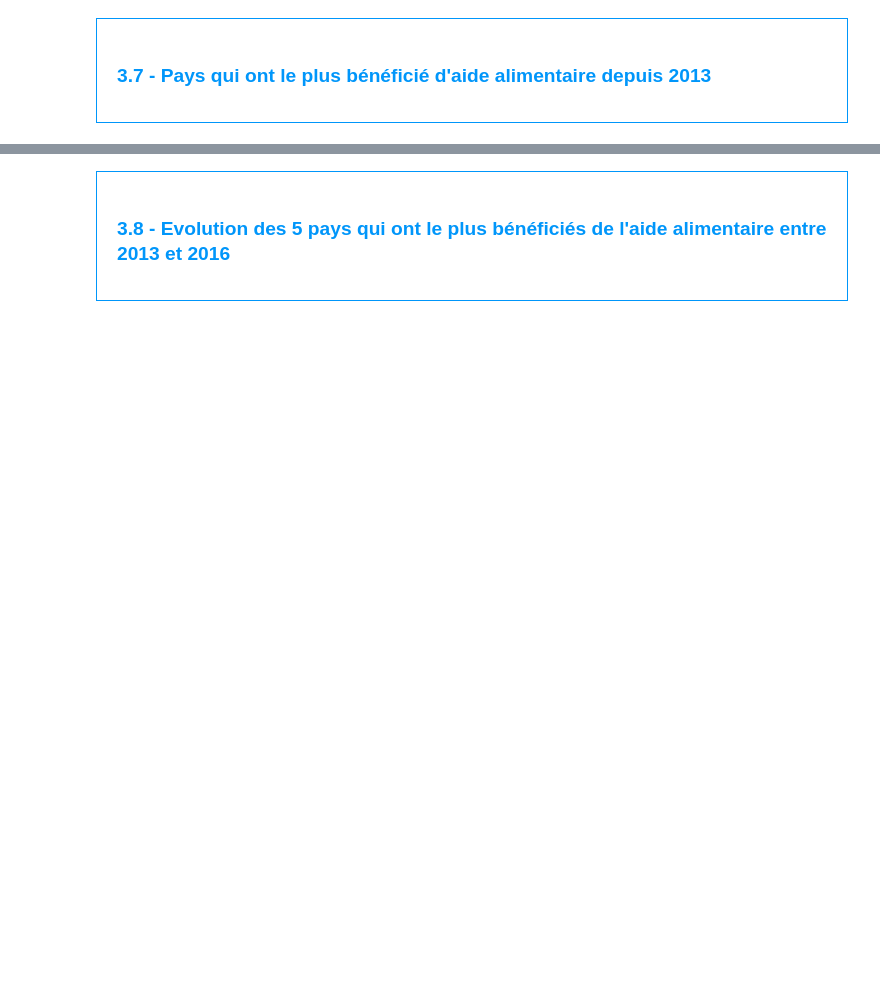
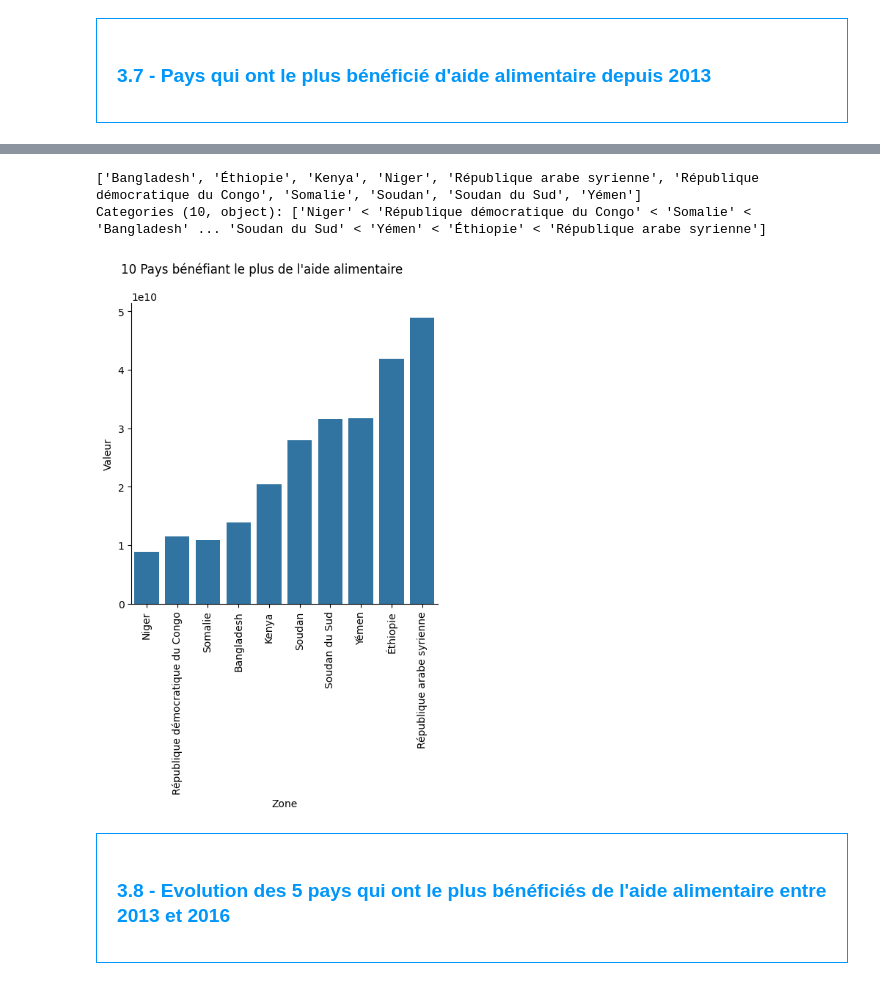
Before and after one commit to Nasus-Stackman/Data_Projet4, a Jupyter notebook: notebook_projet4.ipynb, the cells around one changed output, grey strips where cells are left out. Drawn from its saved outputs; the diff is of its cells as text; code cells hidden in the pictures; blank space fills up the shorter version.

```diff
--- a/notebook_projet4.ipynb
+++ b/notebook_projet4.ipynb
@@ -109,4 +218,5 @@ Le tableau comporte 3 colonne(s)
 # %%
 #Multiplication de la colonne Aide_alimentaire qui contient des tonnes par 1000 pour avoir des kg
+aide_alimentaire['Valeur'] = aide_alimentaire['Valeur'] * 1000000
 # %%
 #Affichage les 5 premières lignes de la table
@@ -200,3 +615,5 @@ sous_nutrition['Valeur'] = pd.to_numeric(sous_nutrition['Valeur'])
 </div>
 # %%
 #calcul du total de l'aide alimentaire par pays
+total_aide_par_pays= aide_alimentaire.groupby("Zone")['Valeur'].sum()
+print(total_aide_par_pays)
@@ -204,0 +634,4 @@ sous_nutrition['Valeur'] = pd.to_numeric(sous_nutrition['Valeur'])
+# %%
+#affichage après trie des 10 pays qui ont bénéficié le plus de l'aide alimentaire
+top_10_aide = total_aide_par_pays.sort_values(ascending=False).head(10)
+print(top_10_aide)
@@ -205,3 +651,23 @@ sous_nutrition['Valeur'] = pd.to_numeric(sous_nutrition['Valeur'])
+# %%
+#Création de la liste des 10 pays
+liste_top_10 = top_10_aide.index
+top_10_aide_graph = aide_alimentaire[aide_alimentaire["Zone"].isin(liste_top_10)].copy()
+top_10_aide_graph["Zone"] = pd.Categorical(top_10_aide_graph["Zone"],
+                              categories=["Niger","République démocratique du Congo","Somalie" ,"Bangladesh" ,"Kenya" , "Soudan",
+                                          "Soudan du Sud", "Yémen","Éthiopie", "République arabe syrienne"],
+                              ordered = True)
+print(top_10_aide_graph["Zone"].unique())
+# %% [output]
+['Bangladesh', 'Éthiopie', 'Kenya', 'Niger', 'République arabe syrienne', 'République démocratique du Congo', 'Somalie', 'Soudan', 'Soudan du Sud', 'Yémen']
+Categories (10, object): ['Niger' < 'République démocratique du Congo' < 'Somalie' < 'Bangladesh' ... 'Soudan du Sud' < 'Yémen' < 'Éthiopie' < 'République arabe syrienne']
+# %%
+#Affichage en graphique
+g = sns.catplot(data=top_10_aide_graph, x="Zone", y='Valeur', kind='bar', errorbar=None)
+g.fig.suptitle("10 Pays bénéfiant le plus de l'aide alimentaire", y=1.05)
+g.set_xticklabels(rotation = 90)
+plt.show()
+# %% [output]
+[figure, added]
 # %% [markdown]
 <div style="border: 1px solid RGB(0,150,250);" >
 <h3 style="margin: auto; padding: 20px; color: RGB(0,150,250); ">3.8 - Evolution des 5 pays qui ont le plus bénéficiés de l'aide alimentaire entre 2013 et 2016</h3>
```
Also changed, not shown: parts of 99 cells of this notebook.
